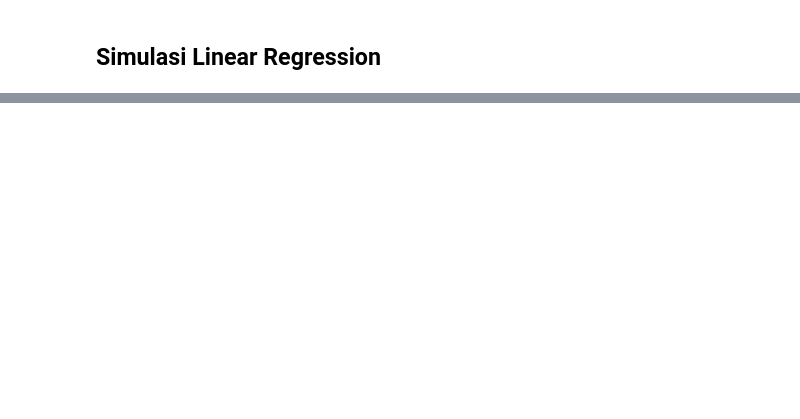
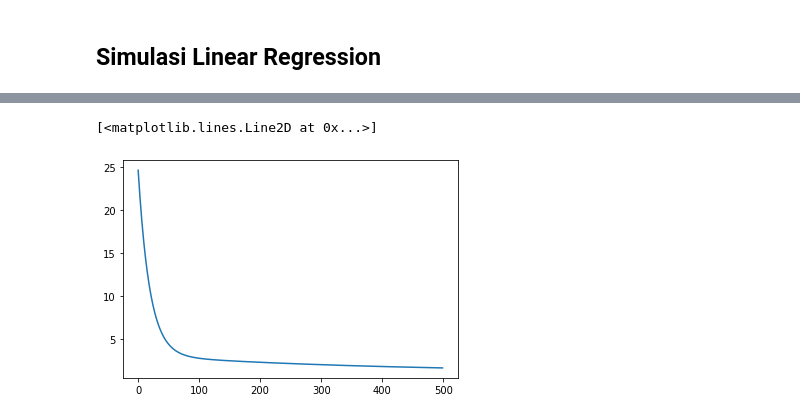
Before and after one commit to fzahirsyah/learning_journal, a Jupyter notebook: phase_1/week_1/simulasi_linear_regression.ipynb, the cells around one changed output, grey strips where cells are left out. Saved outputs shown, nothing was run; the diff lists cells and outputs as text; code cells hidden in the pictures; blank space fills up the shorter version.

```diff
--- a/phase_1/week_1/simulasi_linear_regression.ipynb
+++ b/phase_1/week_1/simulasi_linear_regression.ipynb
@@ -82,10 +87,15 @@ b
 # %%
 # lakukan berulang
-w = 1
-b = 1
+
 losses = []
-for i in range(100):
+for i in range(500):
   loss = hitung_cost(w, b, data)
   losses.append(loss)
   gradien_w, gradien_b = hitung_gradien(w,b)
   w,b = update_parameter(gradien_w, gradien_b, w, b)
+# %%
+x_loss = np.arange(len(losses))
+plt.plot(x_loss, losses)
+# %% [output]
+[<matplotlib.lines.Line2D at 0x...>]
+[figure, added]
```
Also changed, not shown: parts of 8 cells of this notebook, 18 other files.
